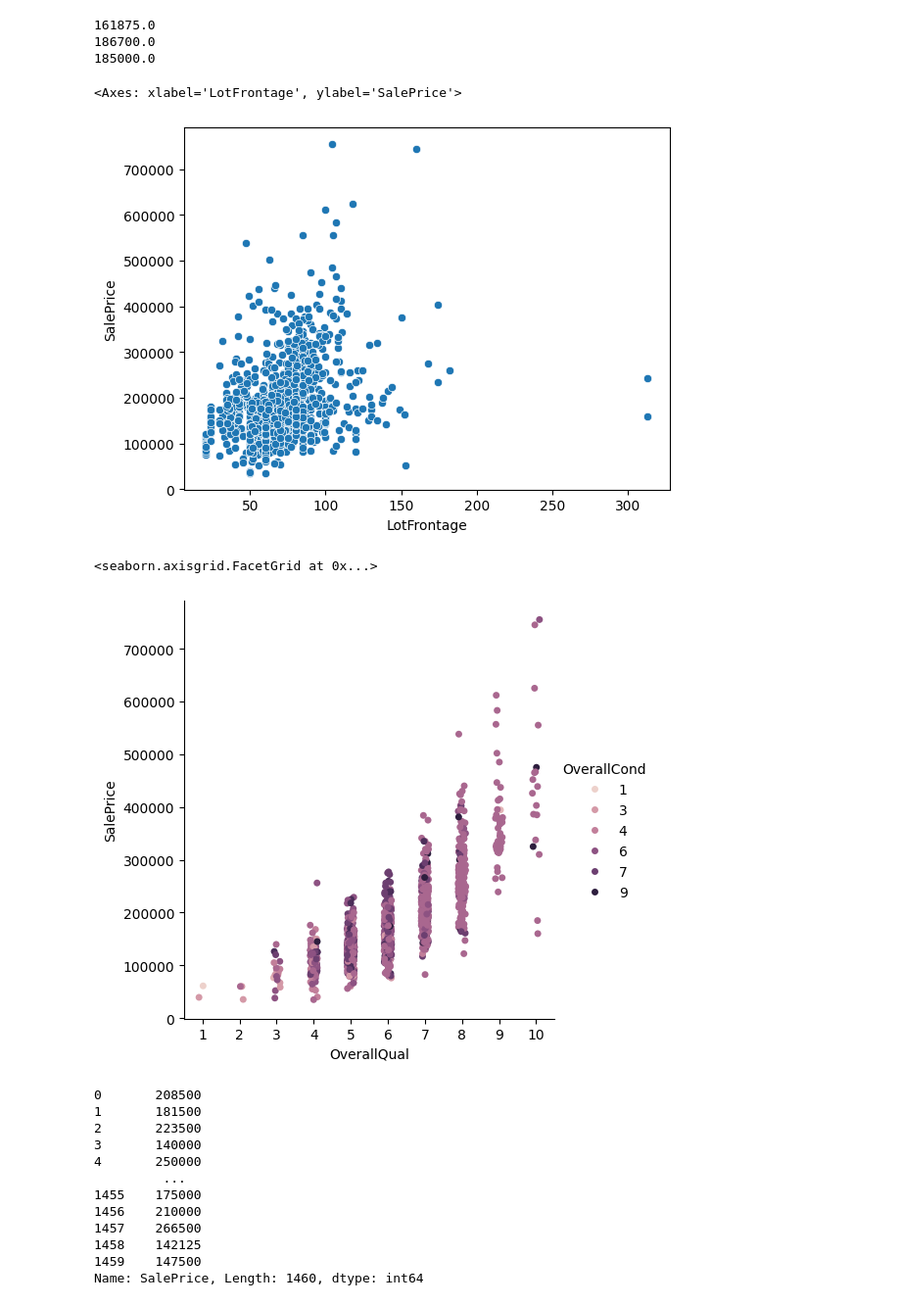
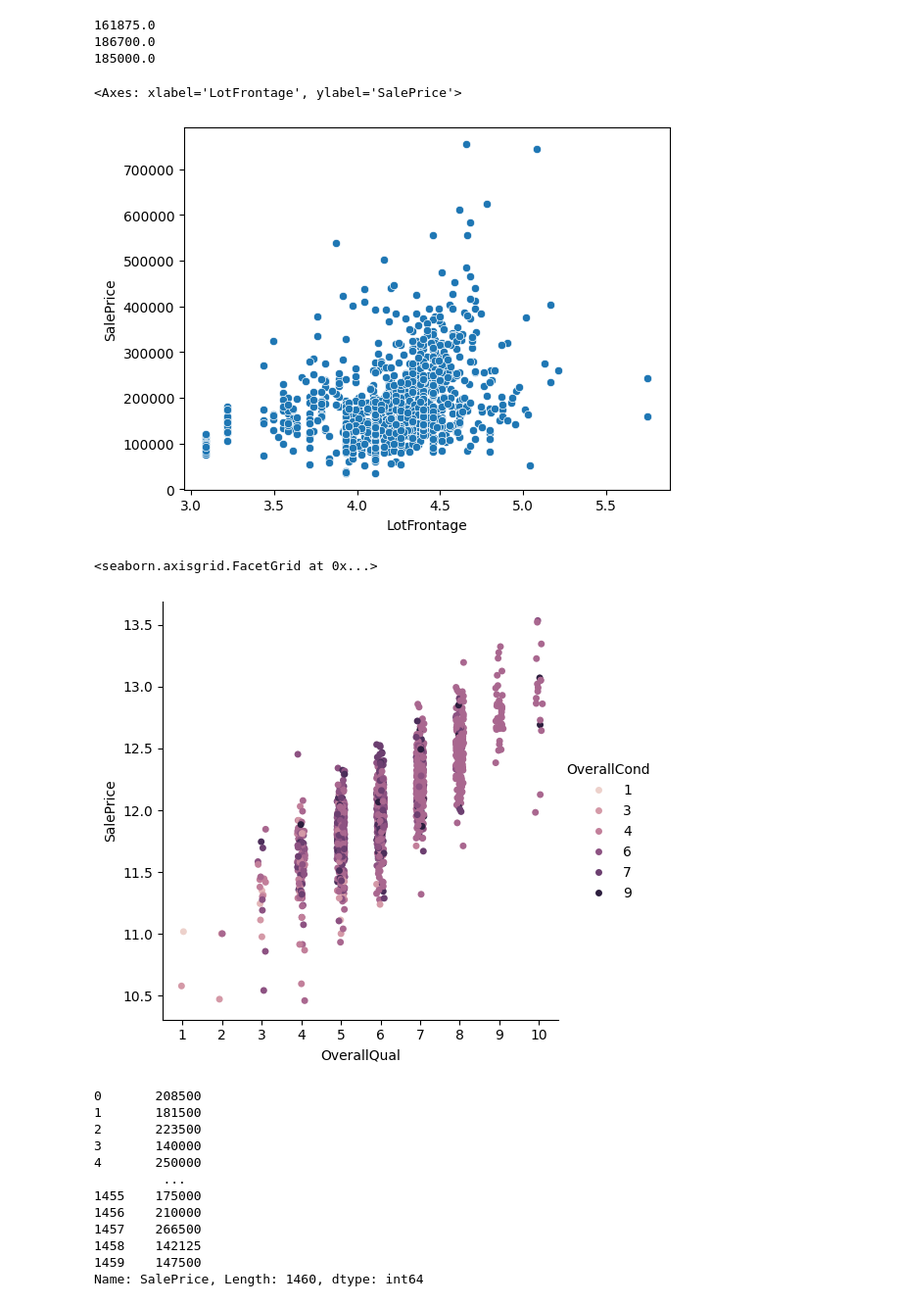
Before and after one commit to aryal1/HousePrices, a Jupyter notebook: tracking.ipynb, the cells around one changed output. Shown at 98% size. Drawn from its saved outputs; the diff is of its cells as text; code cells hidden in the pictures.

```diff
--- a/tracking.ipynb
+++ b/tracking.ipynb
@@ -165,15 +165,16 @@ print(train_set[train_set["LandSlope"] == "Sev"]["SalePrice"].median())
 # %%
 train_set = train_set.drop(columns=["LandSlope"])
 # %%
-sns.scatterplot(x="LotFrontage",y="SalePrice",data=train_set)
+sns.scatterplot(x=np.log1p(train_set["LotFrontage"]),y="SalePrice",data=train_set)
 # %% [output]
 <Axes: xlabel='LotFrontage', ylabel='SalePrice'>
-[figure, old version]
+[figure, new version]
 # %%
-sns.catplot(x="OverallQual",y="SalePrice",hue="OverallCond",data=train_set)
+import numpy as np
+sns.catplot(x="OverallQual",y=np.log1p(train_set["SalePrice"]),hue="OverallCond",data=train_set)
 # %% [output]
 <seaborn.axisgrid.FacetGrid at 0x...>
-[figure, old version]
+[figure, new version]
 # %%
 train_set = train_set.drop(columns=["Street"])
 # %%
```
Also changed, not shown: parts of 19 cells of this notebook.
